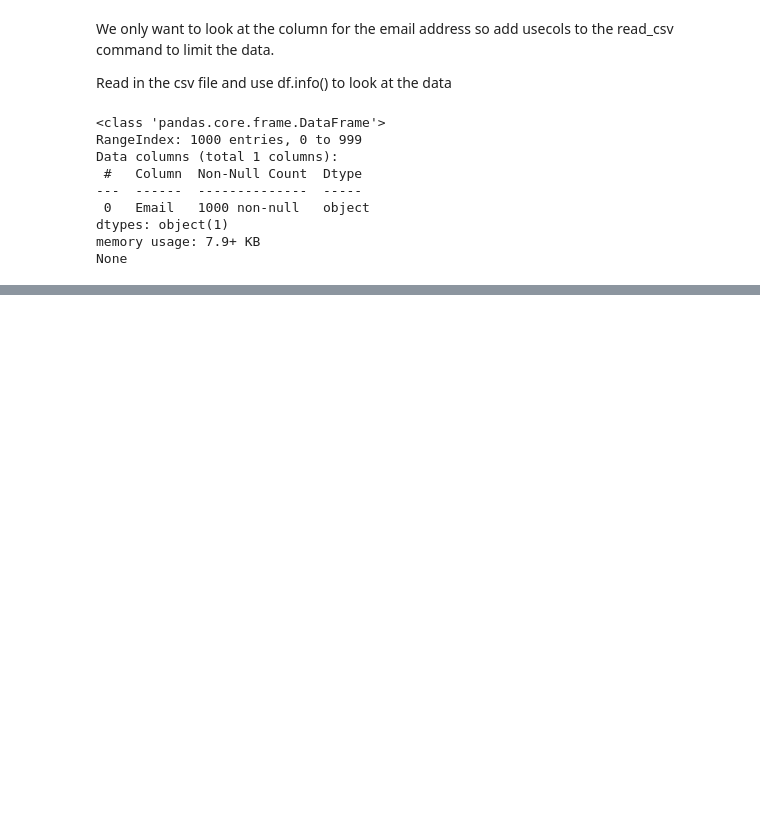
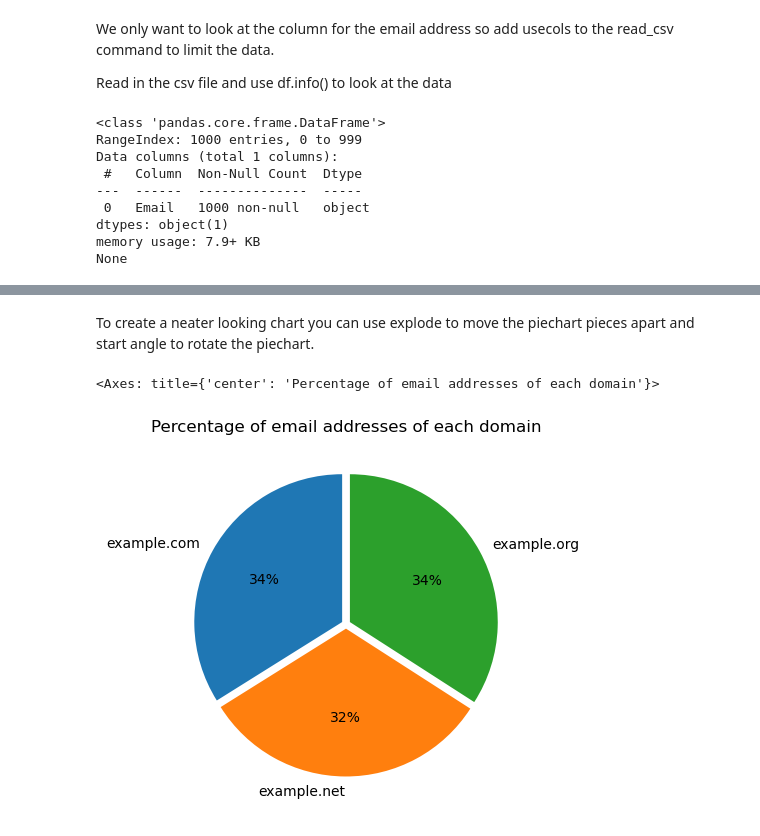
Before and after one commit to kknb1982/pfda, a Jupyter notebook: assignments/assignment03-pie.ipynb, the cells around one changed output, grey strips where cells are left out. Cells and saved outputs as stored; diff of their text form; code cells hidden in the pictures; blank space fills up the shorter version.

```diff
--- a/assignments/assignment03-pie.ipynb
+++ b/assignments/assignment03-pie.ipynb
@@ -30,0 +76,8 @@ To create the piechart we need to split the domain name from the email addresses
+# %% [markdown]
+To create a neater looking chart you can use explode to move the piechart pieces apart and start angle to rotate the piechart.
+# %%
+explode = (0.03,0.03,0.03)
+df.groupby('Domain').size().plot(kind='pie', autopct = '%1.0f%%', explode= explode, startangle=90,title="Percentage of email addresses of each domain")
+# %% [output]
+<Axes: title={'center': 'Percentage of email addresses of each domain'}>
+[figure, added]
```
Also changed, not shown: parts of 9 cells of this notebook.
